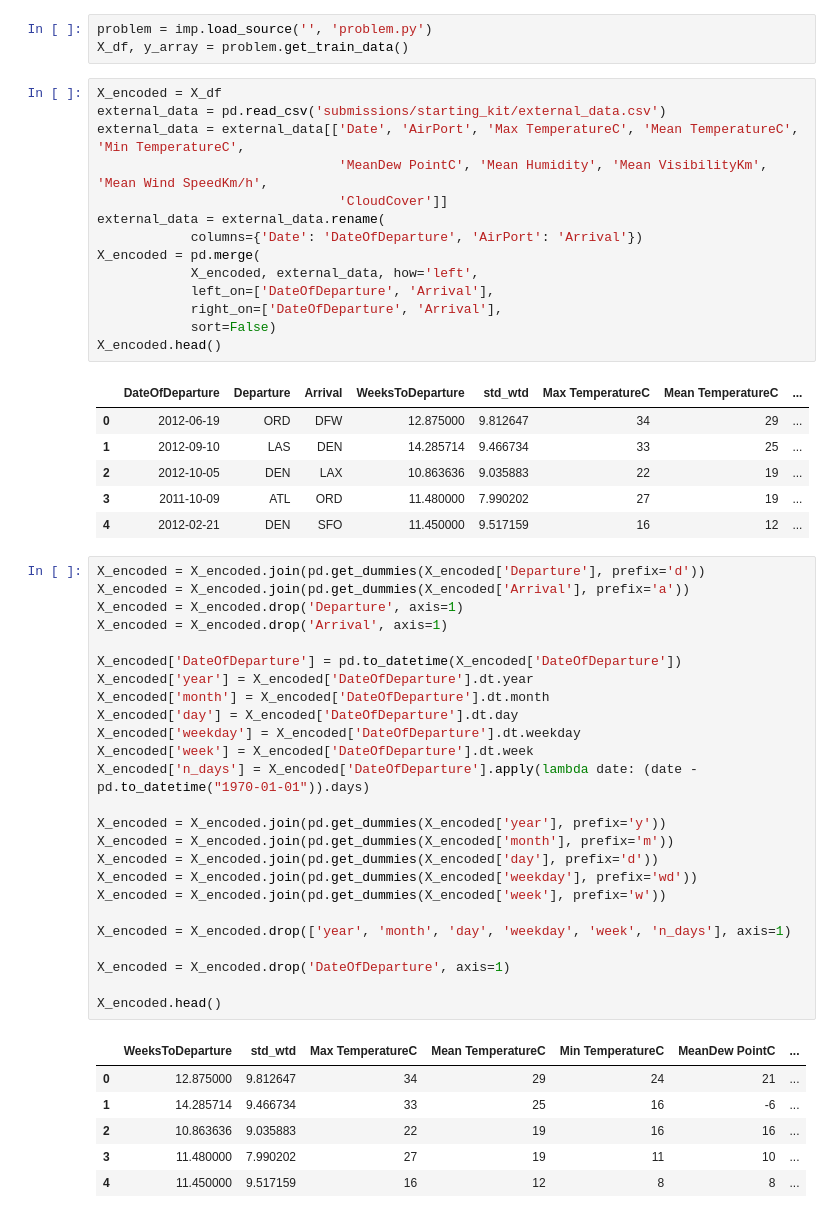
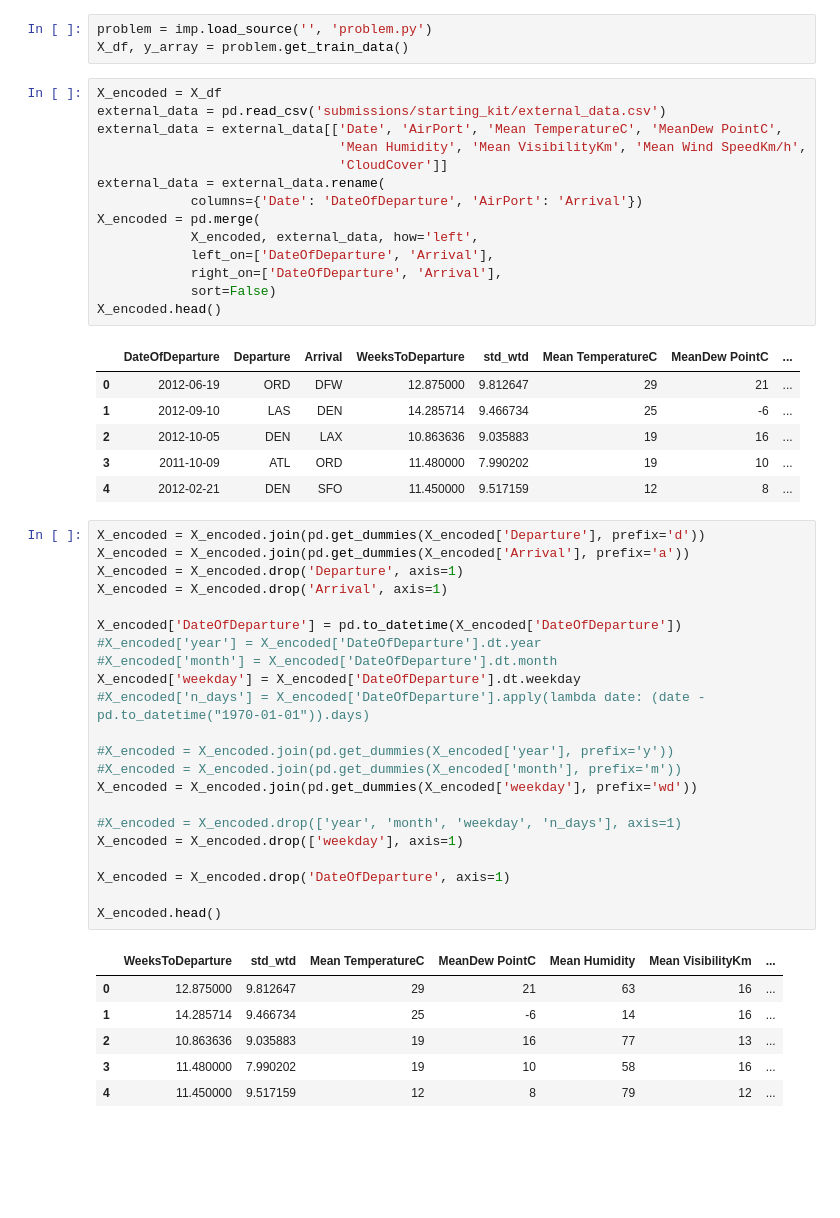
Before and after one commit to AdrienToulouse/Predicting_air_traffic, a Jupyter notebook: Polo's feature_extractors.ipynb, the cells around one changed output. Cells and saved outputs as stored; diff of their text form; blank space fills up the shorter version.

```diff
--- a/Polo's feature_extractors.ipynb
+++ b/Polo's feature_extractors.ipynb
@@ -9,8 +9,8 @@ X_df, y_array = problem.get_train_data()
 # %%
 X_encoded = X_df
 external_data = pd.read_csv('submissions/starting_kit/external_data.csv')
-external_data = external_data[['Date', 'AirPort', 'Max TemperatureC', 'Mean TemperatureC', 'Min TemperatureC',
-                               'MeanDew PointC', 'Mean Humidity', 'Mean VisibilityKm', 'Mean Wind SpeedKm/h',
+external_data = external_data[['Date', 'AirPort', 'Mean TemperatureC', 'MeanDew PointC',
+                               'Mean Humidity', 'Mean VisibilityKm', 'Mean Wind SpeedKm/h',
                                'CloudCover']]
 external_data = external_data.rename(
             columns={'Date': 'DateOfDeparture', 'AirPort': 'Arrival'})
@@ -21,41 +21,38 @@ X_encoded = pd.merge(
             sort=False)
 X_encoded.head()
 # %% [output]
-|  | DateOfDeparture | Departure | Arrival | WeeksToDeparture | std_wtd | Max TemperatureC | Mean TemperatureC | ... |
-| 0 | 2012-06-19 | ORD | DFW | 12.875000 | 9.812647 | 34 | 29 | ... |
-| 1 | 2012-09-10 | LAS | DEN | 14.285714 | 9.466734 | 33 | 25 | ... |
-| 2 | 2012-10-05 | DEN | LAX | 10.863636 | 9.035883 | 22 | 19 | ... |
-| 3 | 2011-10-09 | ATL | ORD | 11.480000 | 7.990202 | 27 | 19 | ... |
-| 4 | 2012-02-21 | DEN | SFO | 11.450000 | 9.517159 | 16 | 12 | ... |
+|  | DateOfDeparture | Departure | Arrival | WeeksToDeparture | std_wtd | Mean TemperatureC | MeanDew PointC | ... |
+| 0 | 2012-06-19 | ORD | DFW | 12.875000 | 9.812647 | 29 | 21 | ... |
+| 1 | 2012-09-10 | LAS | DEN | 14.285714 | 9.466734 | 25 | -6 | ... |
+| 2 | 2012-10-05 | DEN | LAX | 10.863636 | 9.035883 | 19 | 16 | ... |
+| 3 | 2011-10-09 | ATL | ORD | 11.480000 | 7.990202 | 19 | 10 | ... |
+| 4 | 2012-02-21 | DEN | SFO | 11.450000 | 9.517159 | 12 | 8 | ... |
 # %%
 X_encoded = X_encoded.join(pd.get_dummies(X_encoded['Departure'], prefix='d'))
 X_encoded = X_encoded.join(pd.get_dummies(X_encoded['Arrival'], prefix='a'))
 X_encoded = X_encoded.drop('Departure', axis=1)
 X_encoded = X_encoded.drop('Arrival', axis=1)
 
 X_encoded['DateOfDeparture'] = pd.to_datetime(X_encoded['DateOfDeparture'])
-X_encoded['year'] = X_encoded['DateOfDeparture'].dt.year
-X_encoded['month'] = X_encoded['DateOfDeparture'].dt.month
-X_encoded['day'] = X_encoded['DateOfDeparture'].dt.day
+#X_encoded['year'] = X_encoded['DateOfDeparture'].dt.year
+#X_encoded['month'] = X_encoded['DateOfDeparture'].dt.month
 X_encoded['weekday'] = X_encoded['DateOfDeparture'].dt.weekday
-X_encoded['week'] = X_encoded['DateOfDeparture'].dt.week
-X_encoded['n_days'] = X_encoded['DateOfDeparture'].apply(lambda date: (date - pd.to_datetime("1970-01-01")).days)
+#X_encoded['n_days'] = X_encoded['DateOfDeparture'].apply(lambda date: (date - pd.to_datetime("1970-01-01")).days)
 
-X_encoded = X_encoded.join(pd.get_dummies(X_encoded['year'], prefix='y'))
-X_encoded = X_encoded.join(pd.get_dummies(X_encoded['month'], prefix='m'))
-X_encoded = X_encoded.join(pd.get_dummies(X_encoded['day'], prefix='d'))
+#X_encoded = X_encoded.join(pd.get_dummies(X_encoded['year'], prefix='y'))
+#X_encoded = X_encoded.join(pd.get_dummies(X_encoded['month'], prefix='m'))
 X_encoded = X_encoded.join(pd.get_dummies(X_encoded['weekday'], prefix='wd'))
-X_encoded = X_encoded.join(pd.get_dummies(X_encoded['week'], prefix='w'))
 
-X_encoded = X_encoded.drop(['year', 'month', 'day', 'weekday', 'week', 'n_days'], axis=1)
+#X_encoded = X_encoded.drop(['year', 'month', 'weekday', 'n_days'], axis=1)
+X_encoded = X_encoded.drop(['weekday'], axis=1)
 
 X_encoded = X_encoded.drop('DateOfDeparture', axis=1)
 
 X_encoded.head()
 # %% [output]
-|  | WeeksToDeparture | std_wtd | Max TemperatureC | Mean TemperatureC | Min TemperatureC | MeanDew PointC | ... |
-| 0 | 12.875000 | 9.812647 | 34 | 29 | 24 | 21 | ... |
-| 1 | 14.285714 | 9.466734 | 33 | 25 | 16 | -6 | ... |
-| 2 | 10.863636 | 9.035883 | 22 | 19 | 16 | 16 | ... |
-| 3 | 11.480000 | 7.990202 | 27 | 19 | 11 | 10 | ... |
-| 4 | 11.450000 | 9.517159 | 16 | 12 | 8 | 8 | ... |
+|  | WeeksToDeparture | std_wtd | Mean TemperatureC | MeanDew PointC | Mean Humidity | Mean VisibilityKm | ... |
+| 0 | 12.875000 | 9.812647 | 29 | 21 | 63 | 16 | ... |
+| 1 | 14.285714 | 9.466734 | 25 | -6 | 14 | 16 | ... |
+| 2 | 10.863636 | 9.035883 | 19 | 16 | 77 | 13 | ... |
+| 3 | 11.480000 | 7.990202 | 19 | 10 | 58 | 16 | ... |
+| 4 | 11.450000 | 9.517159 | 12 | 8 | 79 | 12 | ... |
```
Also changed, not shown: parts of 3 cells of this notebook, 5 other files.
